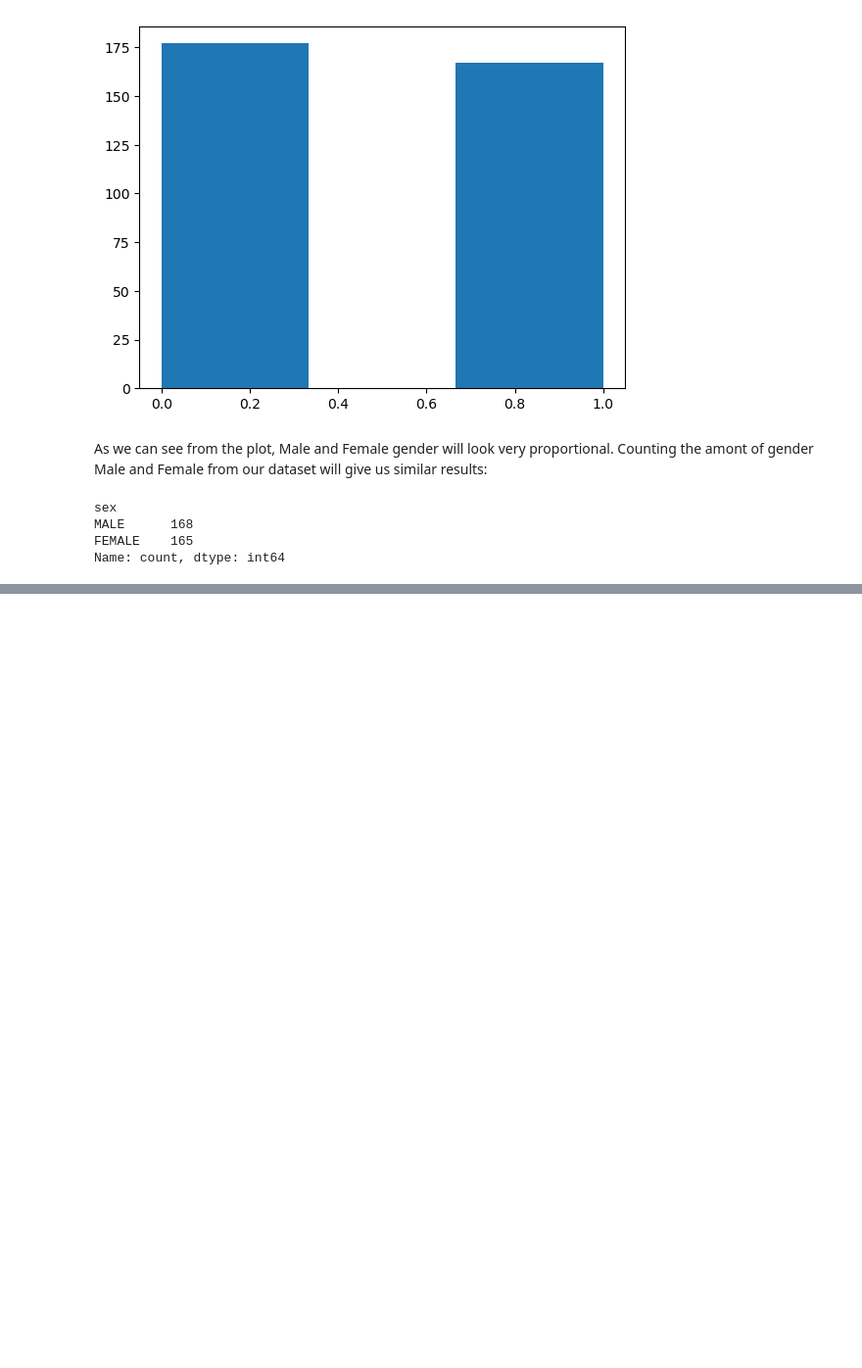
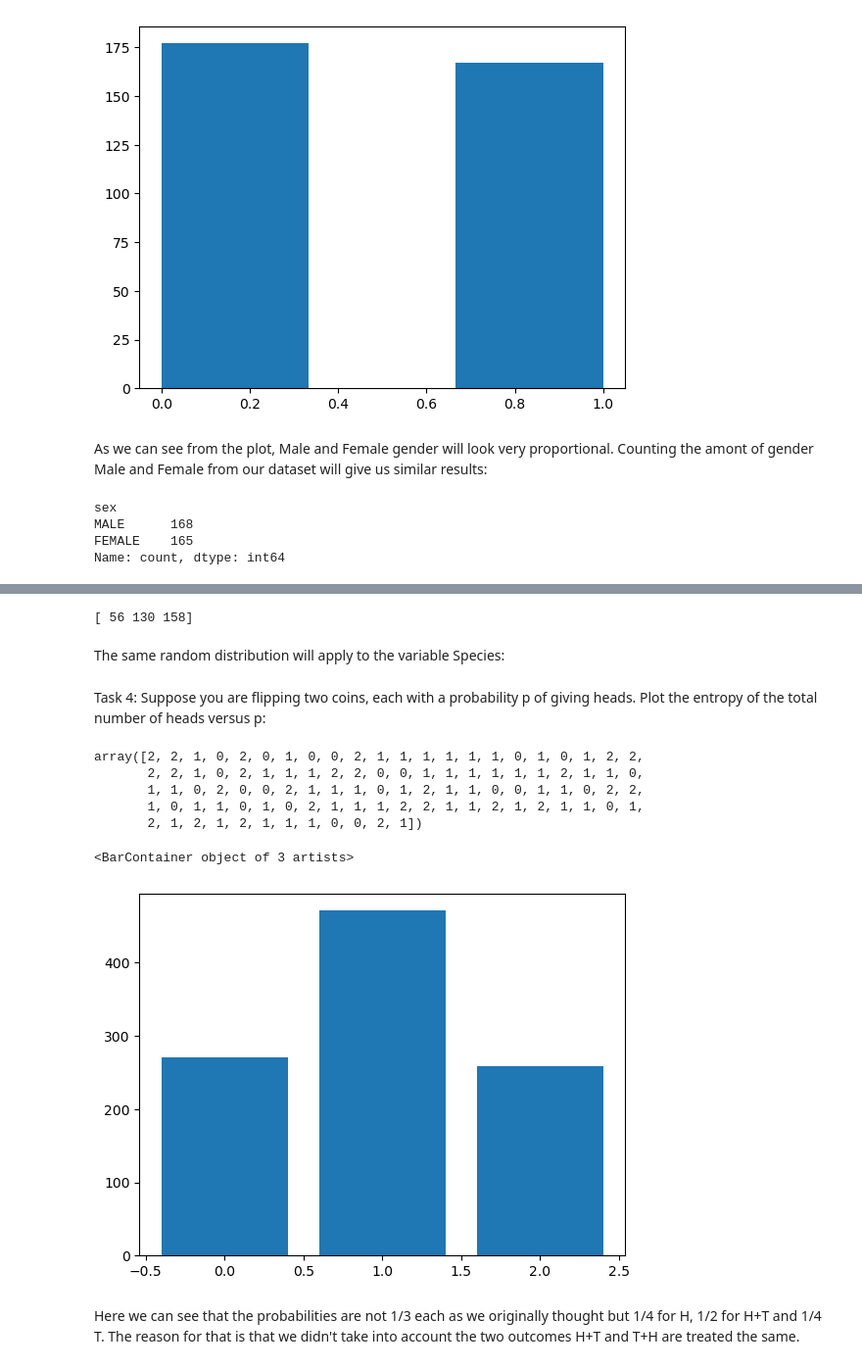
Before and after one commit to yimak/Fundamentals_of_data_analysis, a Jupyter notebook: Tasks.ipynb, the cells around one changed output, grey strips where cells are left out. Shown: that part at 98% size. Cells and saved outputs as stored; diff of their text form; code cells hidden in the pictures; blank space fills up the shorter version.

Commit message:
task 4

```diff
--- a/Tasks.ipynb
+++ b/Tasks.ipynb
@@ -168,0 +172,19 @@ print(count_torgersen, count_biscoe, count_dream)
+# %%
+import numpy as np
+
+# Define the probabilities or proportions for each island
+
+# Total number of samples to generate
+total_samples = 344  # Sum of counts for all islands
+
+# Generate random counts based on the multinomial distribution
+#random.Generator.multinomial(n, pvals, size=None)
+counts = np.random.multinomial(total_samples, [0.15, 0.4, 0.45])
+
+print(counts)
+# %% [output]
+[ 56 130 158]
+# %% [markdown]
+The same random distribution will apply to the variable Species:
+# %% [markdown]
+Task 4: Suppose you are flipping two coins, each with a probability p of giving heads. Plot the entropy of the total number of heads versus p:
@@ -168,0 +194,24 @@ print(count_torgersen, count_biscoe, count_dream)
+# %%
+#we will use the binomial random distribution
+# n will designate the trials and p the probability, size will be number of times n (that is, 2 coins) with a probability of p to happen
+np.random.binomial(2, 0.5, 100)
+# %% [output]
+array([2, 2, 1, 0, 2, 0, 1, 0, 0, 2, 1, 1, 1, 1, 1, 1, 0, 1, 0, 1, 2, 2,
+       2, 2, 1, 0, 2, 1, 1, 1, 2, 2, 0, 0, 1, 1, 1, 1, 1, 1, 2, 1, 1, 0,
+       1, 1, 0, 2, 0, 0, 2, 1, 1, 1, 0, 1, 2, 1, 1, 0, 0, 1, 1, 0, 2, 2,
+       1, 0, 1, 1, 0, 1, 0, 2, 1, 1, 1, 2, 2, 1, 1, 2, 1, 2, 1, 1, 0, 1,
+       2, 1, 2, 1, 2, 1, 1, 1, 0, 0, 2, 1])
+# %%
+#representation in plot, flipping two fair coins 1000 times
+rand_coins = np.random.binomial(2,0.5,1000)
+
+#create empty plot
+fig, ax = plt.subplots()
+
+#count unique values
+x,counts = np.unique(rand_coins, return_counts=True)
+
+ax.bar(x,counts)
+# %% [output]
+<BarContainer object of 3 artists>
+[figure, added]
@@ -168,0 +220,2 @@ print(count_torgersen, count_biscoe, count_dream)
+# %% [markdown]
+Here we can see that the probabilities are not 1/3 each as we originally thought but 1/4 for H, 1/2 for H+T and 1/4 T. The reason for that is that we didn't take into account the two outcomes H+T and T+H are treated the same.
```
Also changed, not shown: parts of 5 cells of this notebook.
